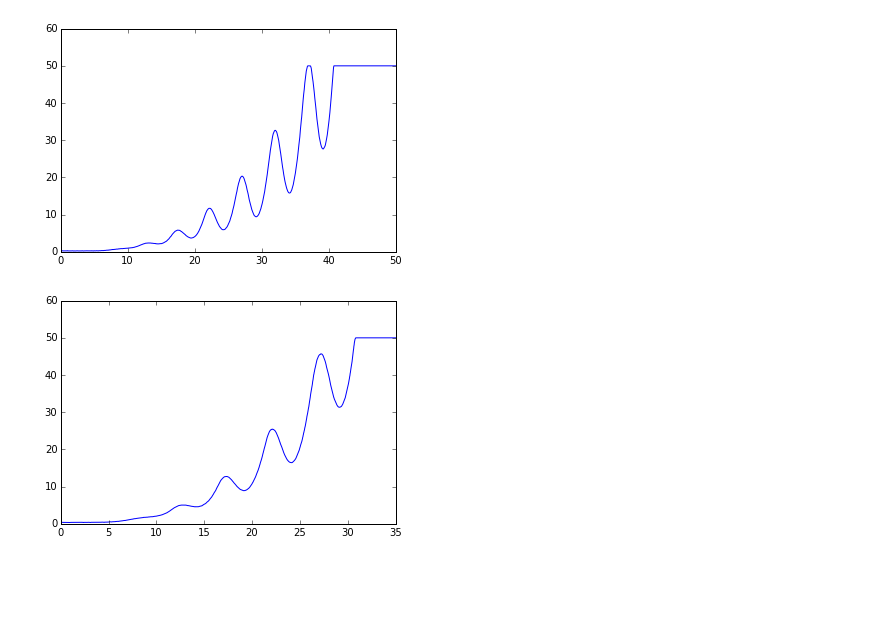
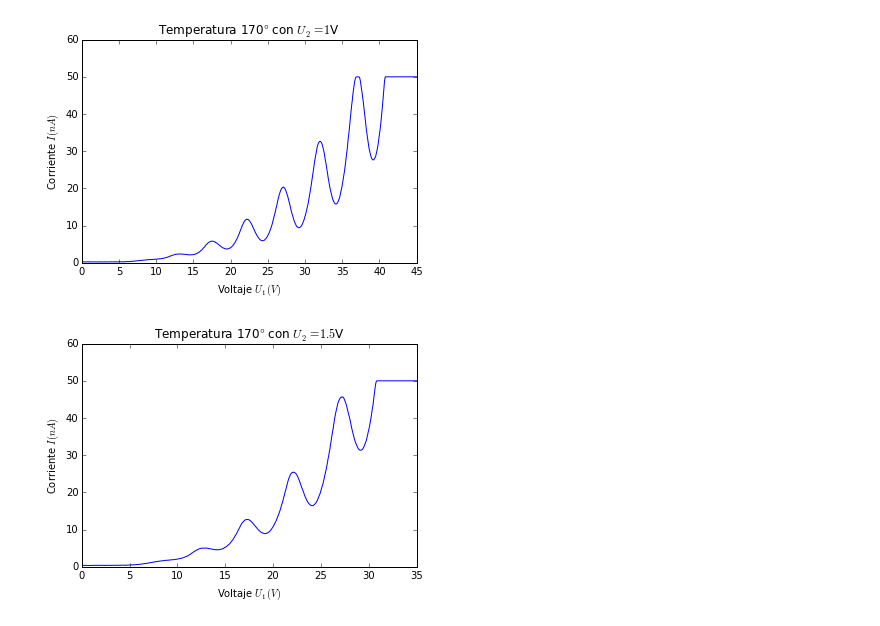
Before and after one commit to juannnesss/MCA, a Jupyter notebook: int/hertz/graHer.ipynb, the cells around one changed output. Drawn from its saved outputs; the diff is of its cells as text; code cells hidden in the pictures; blank space fills up the shorter version.

```diff
--- a/int/hertz/graHer.ipynb
+++ b/int/hertz/graHer.ipynb
@@ -62,19 +62,20 @@ plt.savefig('120.png')
 # %%
 datos=np.loadtxt('datos1702.txt',delimiter='&')
 X=datos[:,0]
 X2=X+1
 Y=datos[:,1]
 plt.figure()
-plt.xlim(0,50)
+plt.xlim(0,45)
 plt.ylim(0,60)
-plt.xlabel('')
-plt.ylabel('')
+plt.title('Temperatura 170$\degree$ con $U_2=1$V')
+plt.xlabel('Voltaje $U_1(V)$')
+plt.ylabel('Corriente $I(nA)$')
 #plt.scatter(X,Y)
 plt.plot(X,Y)
 #plt.plot(X2,Y)
 plt.savefig('1702.png')
 # %% [output]
-[figure, old version]
+[figure, new version]
 # %%
 datos=np.loadtxt('datos1701-0.txt',delimiter='&')
 X=datos[:,0]
@@ -83,11 +84,12 @@ Y=datos[:,1]
 plt.figure()
 plt.xlim(0,35)
 plt.ylim(0,60)
-plt.xlabel('')
-plt.ylabel('')
+plt.title('Temperatura 170$\degree$ con $U_2=1.5$V ')
+plt.xlabel('Voltaje $U_1(V)$')
+plt.ylabel('Corriente $I(nA)$')
 #plt.scatter(X,Y)
 plt.plot(X,Y)
 #plt.plot(X2,Y)
 plt.savefig('1701-0.png')
 # %% [output]
-[figure, old version]
+[figure, new version]
```
Also changed, not shown: parts of 3 cells of this notebook, 17 other files.
